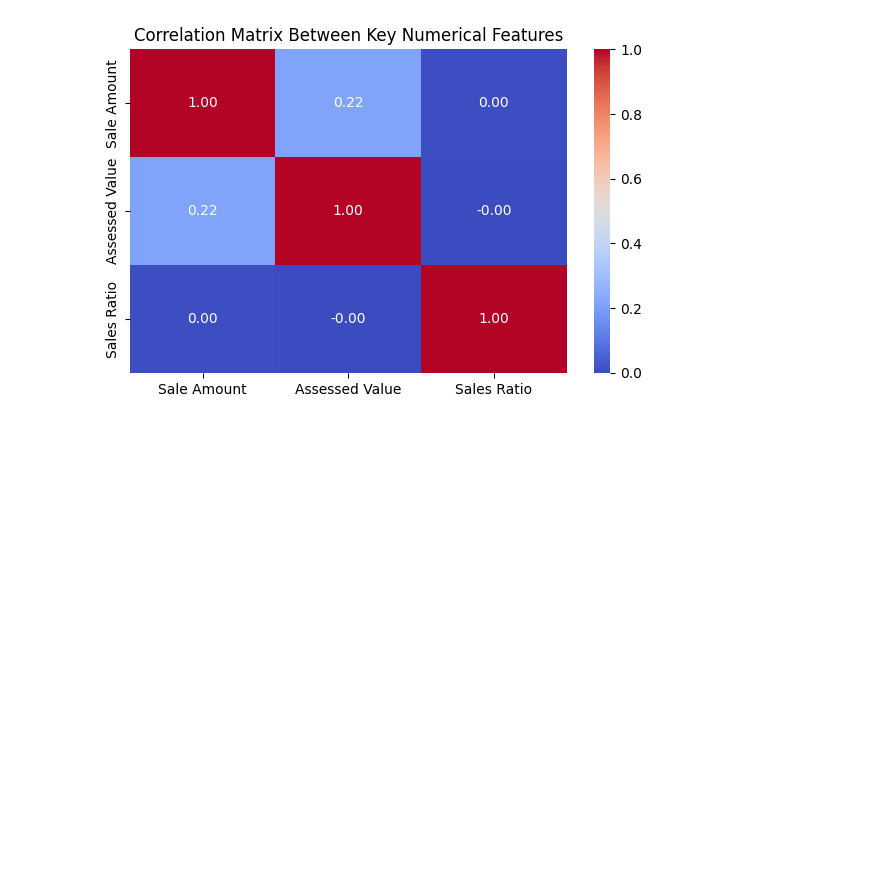
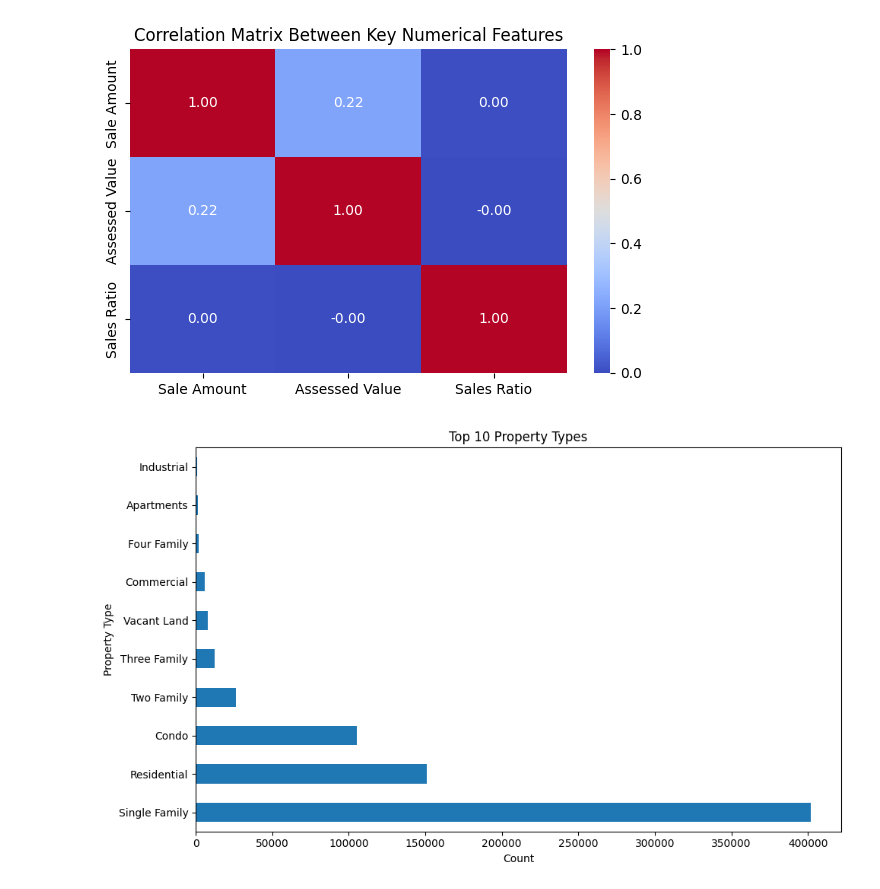
Before and after one commit to kthanikonda/DataWithPython, a Jupyter notebook: Real_Estate_Project-2.ipynb, the cells around one changed output. Cells and saved outputs as stored; diff of their text form; code cells hidden in the pictures; blank space fills up the shorter version.

```diff
--- a/Real_Estate_Project-2.ipynb
+++ b/Real_Estate_Project-2.ipynb
@@ -657,3 +667,12 @@ plt.tight_layout()
 plt.show()
 # %% [output]
 [figure]
+# %%
+plt.figure(figsize=(10, 6))
+df['Property Type'].value_counts().head(10).plot(kind='barh')
+plt.title("Top 10 Property Types")
+plt.xlabel("Count")
+plt.tight_layout()
+plt.show()
+# %% [output]
+[figure, added]
```
Also changed, not shown: parts of 4 cells of this notebook.
